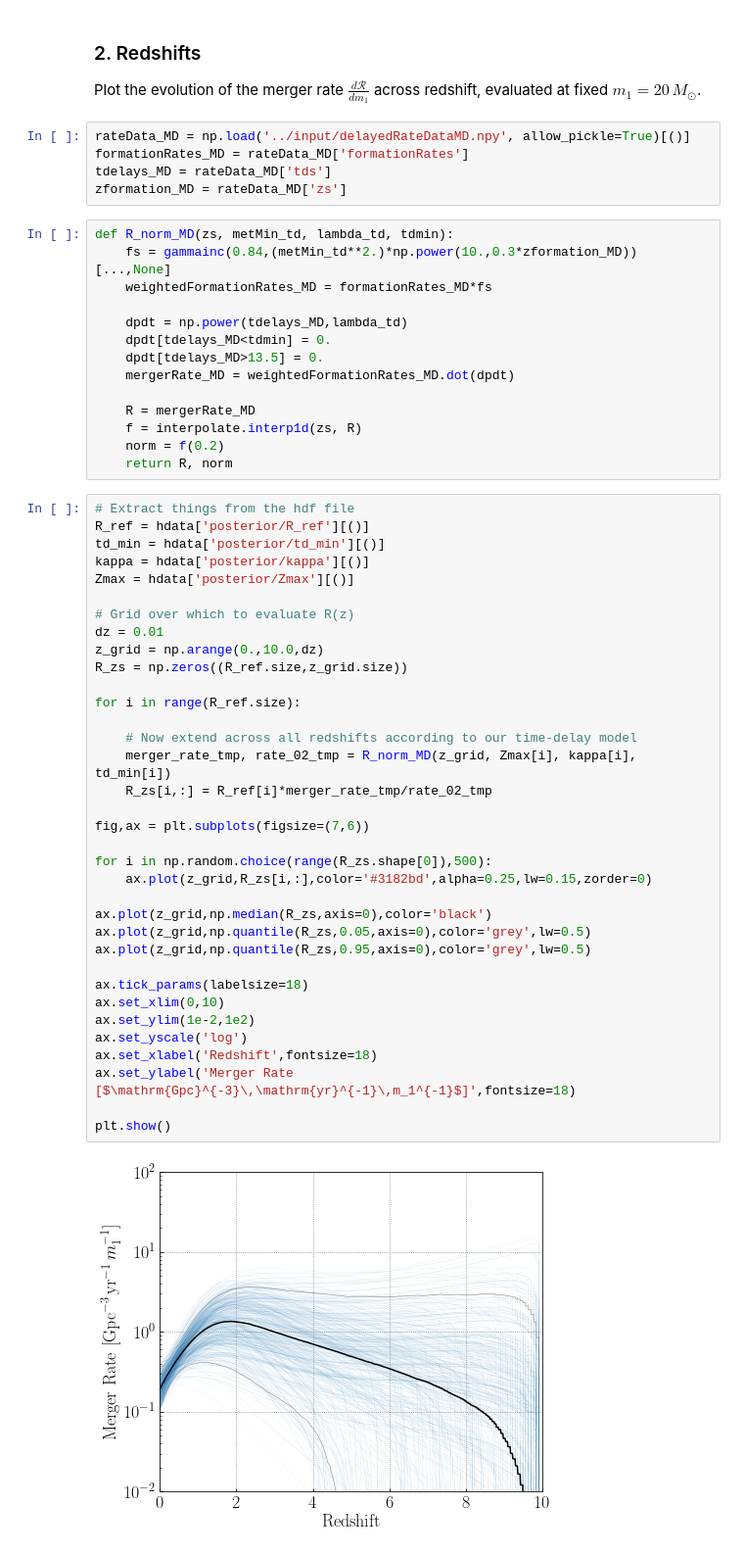
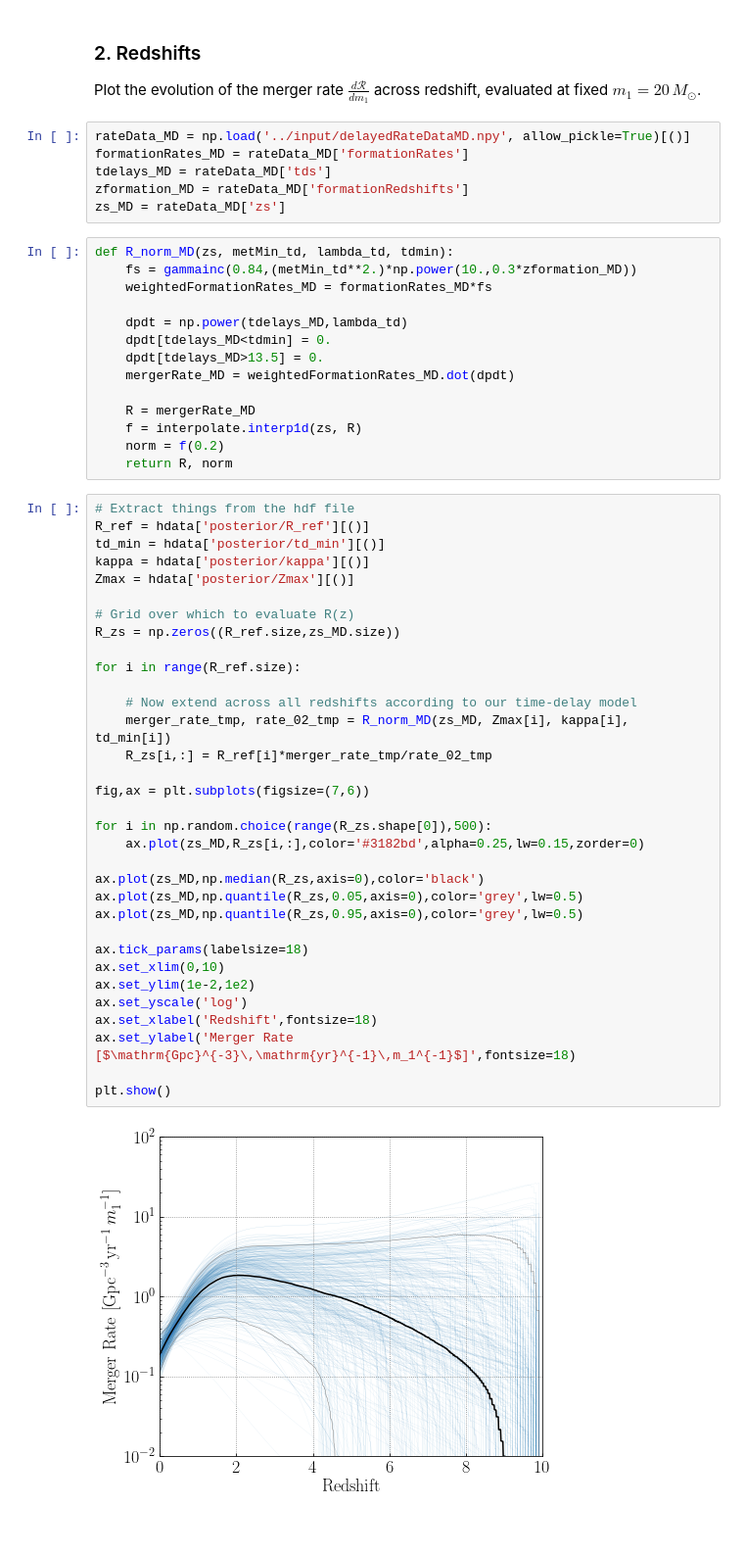
Before and after one commit to kevinturbang/bbh_gwb_time_delay_inference, a Jupyter notebook: data/inspect_O5_CBC_GWB_undetectable_MD.ipynb, the cells around one changed output. Shown at 98% size. Saved outputs shown, nothing was run; the diff lists cells and outputs as text.

Commit message:
New runs zformation

```diff
--- a/data/inspect_O5_CBC_GWB_undetectable_MD.ipynb
+++ b/data/inspect_O5_CBC_GWB_undetectable_MD.ipynb
@@ -224,10 +224,11 @@ Plot the evolution of the merger rate $\frac{d\mathcal{R}}{dm_1}$ across redshif
 rateData_MD = np.load('../input/delayedRateDataMD.npy', allow_pickle=True)[()]
 formationRates_MD = rateData_MD['formationRates']
 tdelays_MD = rateData_MD['tds']
-zformation_MD = rateData_MD['zs']
+zformation_MD = rateData_MD['formationRedshifts']
+zs_MD = rateData_MD['zs']
 # %%
 def R_norm_MD(zs, metMin_td, lambda_td, tdmin):
-    fs = gammainc(0.84,(metMin_td**2.)*np.power(10.,0.3*zformation_MD))[...,None]
+    fs = gammainc(0.84,(metMin_td**2.)*np.power(10.,0.3*zformation_MD))
     weightedFormationRates_MD = formationRates_MD*fs
 
     dpdt = np.power(tdelays_MD,lambda_td)
@@ -242,37 +243,35 @@ def R_norm_MD(zs, metMin_td, lambda_td, tdmin):
 # %%
 # Extract things from the hdf file
 R_ref = hdata['posterior/R_ref'][()]
 td_min = hdata['posterior/td_min'][()]
 kappa = hdata['posterior/kappa'][()]
 Zmax = hdata['posterior/Zmax'][()]
 
 # Grid over which to evaluate R(z)
-dz = 0.01
-z_grid = np.arange(0.,10.0,dz)
-R_zs = np.zeros((R_ref.size,z_grid.size))
+R_zs = np.zeros((R_ref.size,zs_MD.size))
 
 for i in range(R_ref.size):
 
     # Now extend across all redshifts according to our time-delay model
-    merger_rate_tmp, rate_02_tmp = R_norm_MD(z_grid, Zmax[i], kappa[i], td_min[i])
+    merger_rate_tmp, rate_02_tmp = R_norm_MD(zs_MD, Zmax[i], kappa[i], td_min[i])
     R_zs[i,:] = R_ref[i]*merger_rate_tmp/rate_02_tmp
 
 fig,ax = plt.subplots(figsize=(7,6))
 
 for i in np.random.choice(range(R_zs.shape[0]),500):
-    ax.plot(z_grid,R_zs[i,:],color='#3182bd',alpha=0.25,lw=0.15,zorder=0)
+    ax.plot(zs_MD,R_zs[i,:],color='#3182bd',alpha=0.25,lw=0.15,zorder=0)
 
-ax.plot(z_grid,np.median(R_zs,axis=0),color='black')
-ax.plot(z_grid,np.quantile(R_zs,0.05,axis=0),color='grey',lw=0.5)
-ax.plot(z_grid,np.quantile(R_zs,0.95,axis=0),color='grey',lw=0.5)
+ax.plot(zs_MD,np.median(R_zs,axis=0),color='black')
+ax.plot(zs_MD,np.quantile(R_zs,0.05,axis=0),color='grey',lw=0.5)
+ax.plot(zs_MD,np.quantile(R_zs,0.95,axis=0),color='grey',lw=0.5)
 
 ax.tick_params(labelsize=18)
 ax.set_xlim(0,10)
 ax.set_ylim(1e-2,1e2)
 ax.set_yscale('log')
 ax.set_xlabel('Redshift',fontsize=18)
 ax.set_ylabel('Merger Rate [$\mathrm{Gpc}^{-3}\,\mathrm{yr}^{-1}\,m_1^{-1}$]',fontsize=18)
 
 plt.show()
 # %% [output]
-[figure, old version]
+[figure, new version]
```
Also changed, not shown: parts of 3 cells of this notebook, 5 other files.
